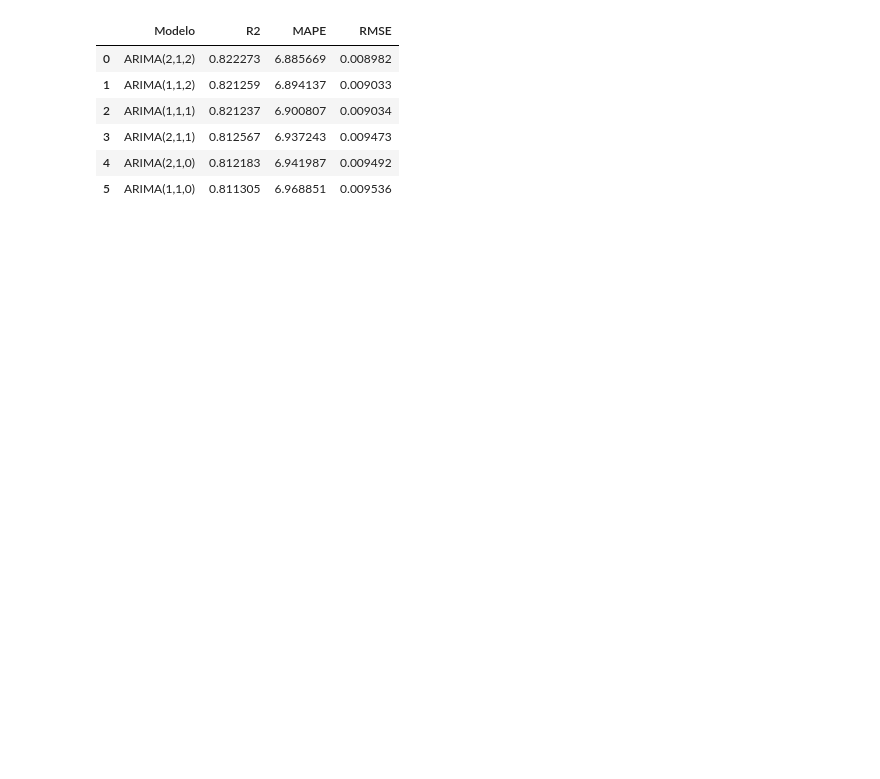
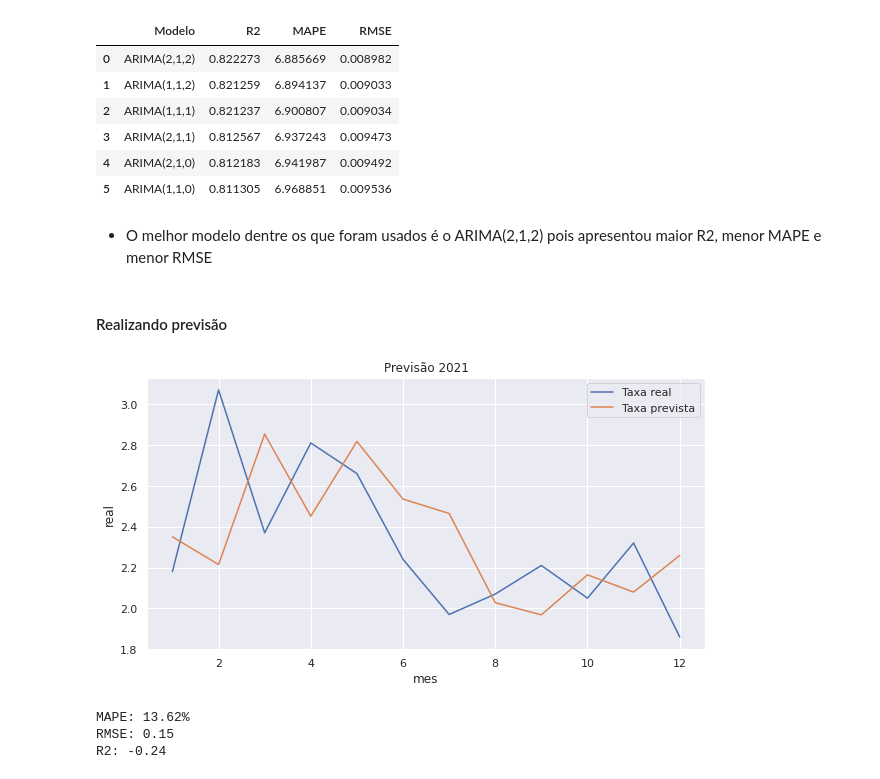
Before and after one commit to danielarruda1000/machine_learn_previsao_letalidade_rj, a Jupyter notebook: TCC.ipynb, the cells around one changed output. Saved outputs shown, nothing was run; the diff lists cells and outputs as text; code cells hidden in the pictures; blank space fills up the shorter version.

```diff
--- a/TCC.ipynb
+++ b/TCC.ipynb
@@ -489,3 +476,51 @@ df_metric
 | 3 | ARIMA(2,1,1) | 0.812567 | 6.937243 | 0.009473 |
 | 4 | ARIMA(2,1,0) | 0.812183 | 6.941987 | 0.009492 |
 | 5 | ARIMA(1,1,0) | 0.811305 | 6.968851 | 0.009536 |
+# %% [markdown]
+* O melhor modelo dentre os que foram usados é o ARIMA(2,1,2) pois apresentou maior R2, menor MAPE e menor RMSE
+# %% [markdown]
+#### Realizando previsão
+# %%
+previsoes = []
+real = []
+
+for train_range in range(191, 203):
+
+  train = df['letalidade_violenta_transformada'][:train_range]
+  test = df['letalidade_violenta_transformada'][train_range:].head(1)
+
+  arima_model = ARIMA(train, order=(2,1,2))
+  model = arima_model.fit()
+
+  fc, se, conf = model.forecast(1, alpha=0.05)
+  fc_series = pd.Series(fc, index = test.index)
+
+  previsoes.append(fc_series.values[0])
+  real.append(test.values[0])
+
+# Dataset com as previsoes e valores reais
+validacao = pd.DataFrame({'previsao': previsoes, 'real': real}, columns=['previsao','real'])
+validacao = validacao.reset_index().rename(columns={'index':'mes'})
+validacao['mes']+=1
+
+# Pegando os valores na escala original
+validacao['real'] = inv_boxcox(validacao['real'] , 0)
+validacao['previsao'] = inv_boxcox(validacao['previsao'] , 0)
+
+sns.lineplot(data=validacao, x='mes', y='real', label='Taxa real')
+sns.lineplot(data=validacao, x='mes', y='previsao', label='Taxa prevista')
+plt.title('Previsão 2021')
+plt.show()
+
+mape = mean_absolute_percentage_error(validacao['real'], validacao['previsao'])
+rmse = mean_squared_error(validacao['real'], validacao['previsao'])
+r2 = r2_score(validacao['real'], validacao['previsao'])
+
+print(f'MAPE: {round(mape*100,2)}%')
+print(f'RMSE: {round(rmse,2)}')
+print(f'R2: {round(r2,2)}')
+# %% [output]
+[figure, added]
+MAPE: 13.62%
+RMSE: 0.15
+R2: -0.24
```
Also changed, not shown: parts of 23 cells of this notebook.
